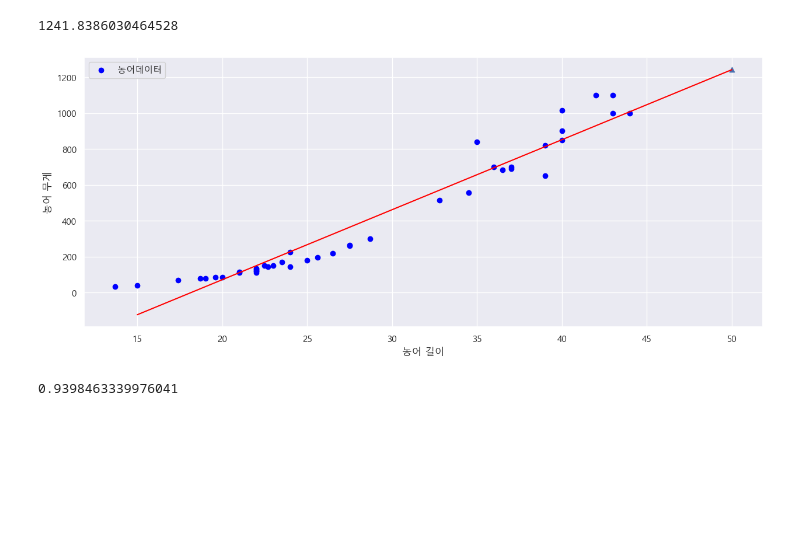
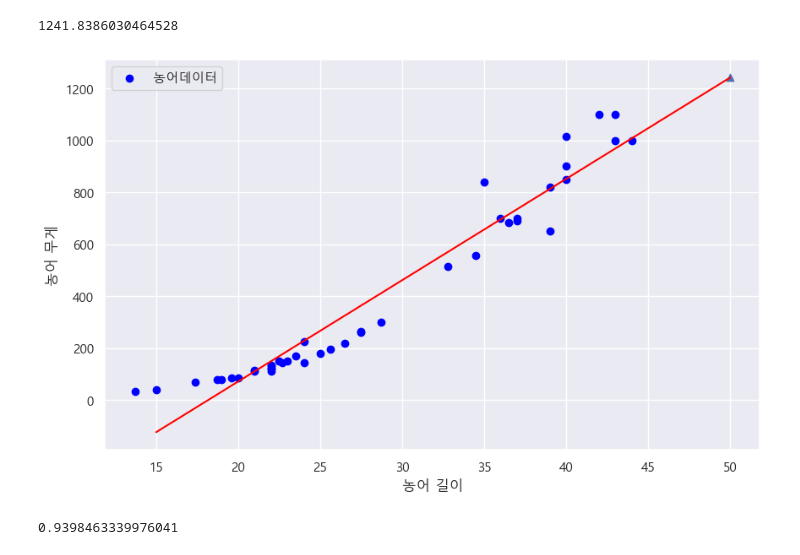
Before and after one commit to Donkwam/iot-dataanalysis-2025, a Jupyter notebook: day02/mldl_03_선형회귀.ipynb, the cells around one changed output. Saved outputs shown, nothing was run; the diff lists cells and outputs as text; code cells hidden in the pictures; blank space fills up the shorter version.

```diff
--- a/day02/mldl_03_선형회귀.ipynb
+++ b/day02/mldl_03_선형회귀.ipynb
@@ -147,18 +147,18 @@ lr.intercept_   # 절편
 1241.8386030464528
 # %%
 # 농어훈련세트 산점도 그리기
-plt.figure(figsize=(15, 6))
+plt.figure(figsize=(10, 6))
 plt.scatter(train_input, train_target, color='blue', label='농어데이터')
 # 선형회귀 직선 그리기
 plt.plot([15, 50], [15*lr.coef_ + lr.intercept_, 50*lr.coef_ + lr.intercept_], color='red')
 plt.scatter(50.0, 1241.838, marker='^')
 
 plt.xlabel('농어 길이')
 plt.ylabel('농어 무게')
 plt.legend()
 plt.show()
 # %% [output]
-[figure, old version]
+[figure, new version]
 # %%
 lr.score(train_input, train_target)
 # %% [output]
```
Also changed, not shown: parts of 13 cells of this notebook, 4 other files.
